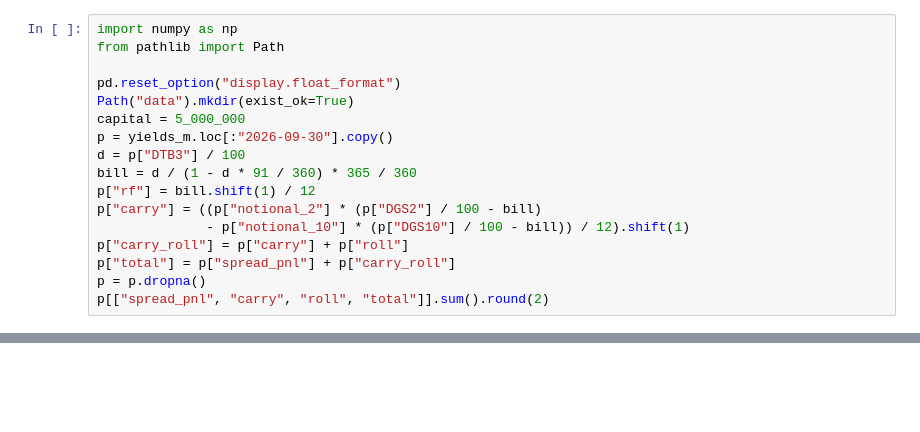
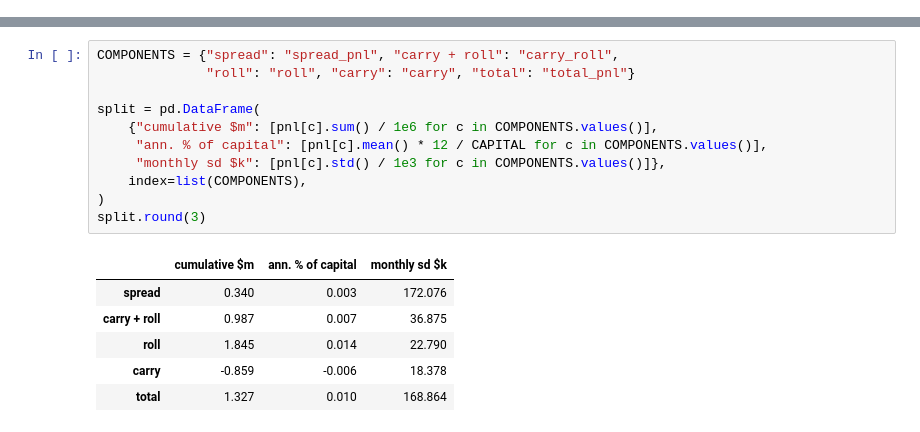
Before and after one commit to GongJr0/asset-allocation-26-27, a Jupyter notebook: Assignment3/task5/HW2_T5.ipynb, the cells around one changed output, grey strips where cells are left out. Drawn from its saved outputs; the diff is of its cells as text; blank space fills up the shorter version.

```diff
--- a/Assignment3/task5/HW2_T5.ipynb
+++ b/Assignment3/task5/HW2_T5.ipynb
@@ -98,17 +67,0 @@ dtype: float64
-# %%
-import numpy as np
-from pathlib import Path
-
-pd.reset_option("display.float_format")
-Path("data").mkdir(exist_ok=True)
-capital = 5_000_000
-p = yields_m.loc[:"2026-09-30"].copy()
-d = p["DTB3"] / 100
-bill = d / (1 - d * 91 / 360) * 365 / 360
-p["rf"] = bill.shift(1) / 12
-p["carry"] = ((p["notional_2"] * (p["DGS2"] / 100 - bill)
-              - p["notional_10"] * (p["DGS10"] / 100 - bill)) / 12).shift(1)
-p["carry_roll"] = p["carry"] + p["roll"]
-p["total"] = p["spread_pnl"] + p["carry_roll"]
-p = p.dropna()
-p[["spread_pnl", "carry", "roll", "total"]].sum().round(2)
@@ -143,0 +87,18 @@ dtype: float64
+# %%
+COMPONENTS = {"spread": "spread_pnl", "carry + roll": "carry_roll",
+              "roll": "roll", "carry": "carry", "total": "total_pnl"}
+
+split = pd.DataFrame(
+    {"cumulative $m": [pnl[c].sum() / 1e6 for c in COMPONENTS.values()],
+     "ann. % of capital": [pnl[c].mean() * 12 / CAPITAL for c in COMPONENTS.values()],
+     "monthly sd $k": [pnl[c].std() / 1e3 for c in COMPONENTS.values()]},
+    index=list(COMPONENTS),
+)
+split.round(3)
+# %% [output]
+|  | cumulative $m | ann. % of capital | monthly sd $k |
+| spread | 0.340 | 0.003 | 172.076 |
+| carry + roll | 0.987 | 0.007 | 36.875 |
+| roll | 1.845 | 0.014 | 22.790 |
+| carry | -0.859 | -0.006 | 18.378 |
+| total | 1.327 | 0.010 | 168.864 |
```
Also changed, not shown: parts of 21 cells of this notebook, 9 other files.
